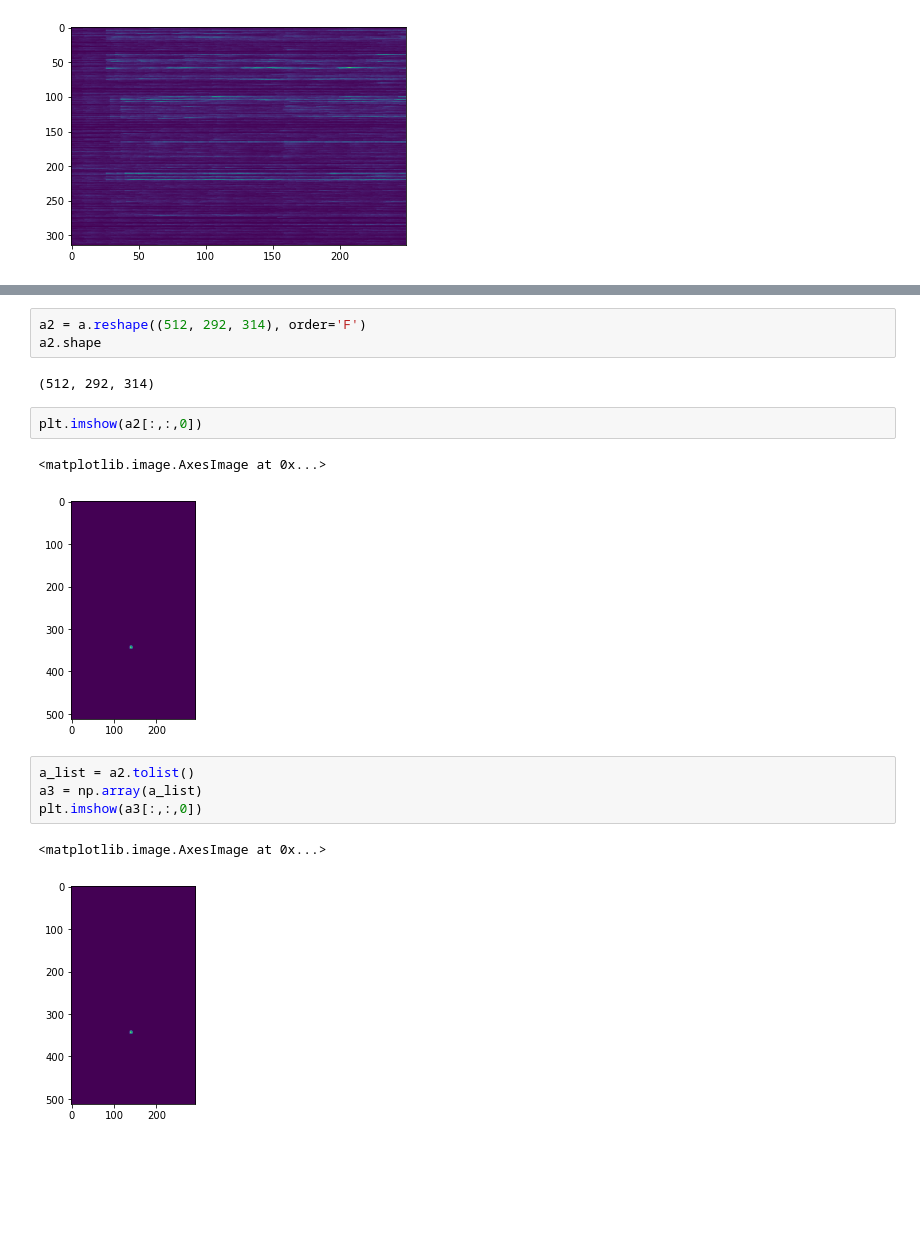
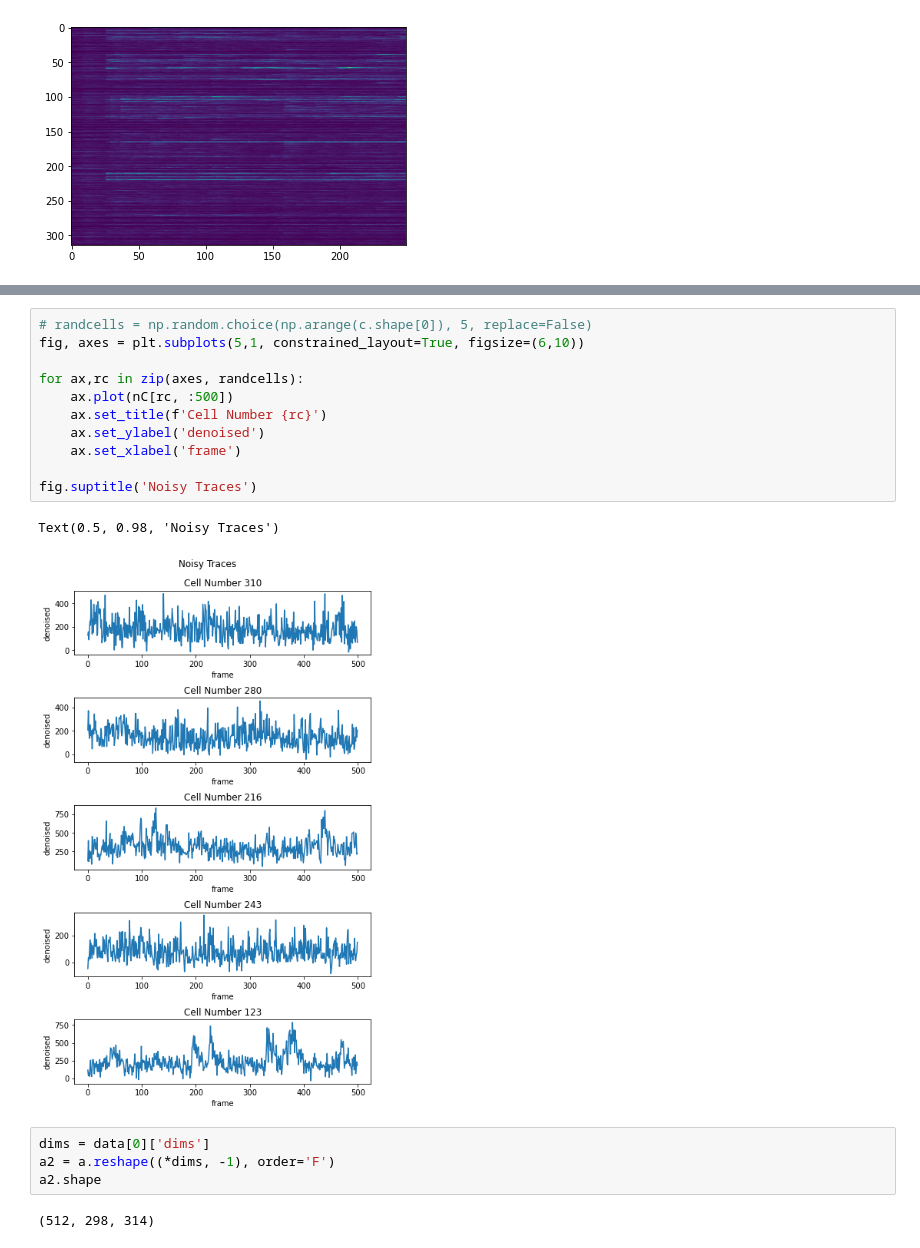
Before and after one commit to willyh101/live2p, a Jupyter notebook: notebooks/offline notebook.ipynb, the cells around one changed output, grey strips where cells are left out. Saved outputs shown, nothing was run; the diff lists cells and outputs as text; blank space fills up the shorter version.

```diff
--- a/notebooks/offline notebook.ipynb
+++ b/notebooks/offline notebook.ipynb
@@ -147,17 +156,20 @@ for ax,rc in zip(axes, randcells):
+# %%
+# randcells = np.random.choice(np.arange(c.shape[0]), 5, replace=False)
+fig, axes = plt.subplots(5,1, constrained_layout=True, figsize=(6,10))
+
+for ax,rc in zip(axes, randcells):
+    ax.plot(nC[rc, :500])
+    ax.set_title(f'Cell Number {rc}')
+    ax.set_ylabel('denoised')
+    ax.set_xlabel('frame')
+
+fig.suptitle('Noisy Traces')
+# %% [output]
+Text(0.5, 0.98, 'Noisy Traces')
+[figure, added]
 # %%
-a2 = a.reshape((512, 292, 314), order='F')
+dims = data[0]['dims']
+a2 = a.reshape((*dims, -1), order='F')
 a2.shape
 # %% [output]
-(512, 292, 314)
+(512, 298, 314)
-# %%
-plt.imshow(a2[:,:,0])
-# %% [output]
-<matplotlib.image.AxesImage at 0x...>
-[figure, removed]
-# %%
-a_list = a2.tolist()
-a3 = np.array(a_list)
-plt.imshow(a3[:,:,0])
-# %% [output]
-<matplotlib.image.AxesImage at 0x...>
-[figure, removed]
```
Also changed, not shown: parts of 18 cells of this notebook, 2 other files.
